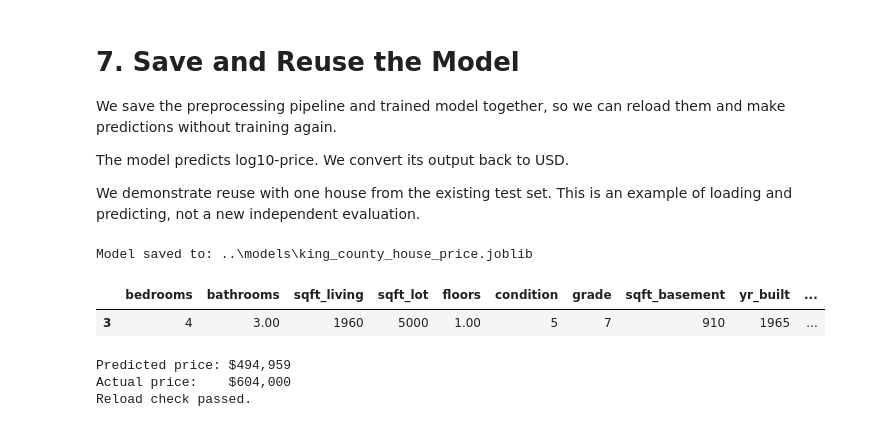
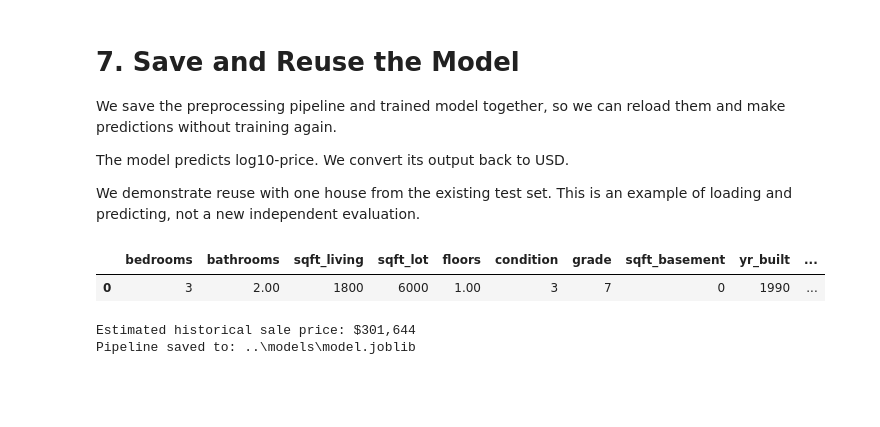
Before and after one commit to iaac-maai/2-day2-assignment, a Jupyter notebook: notebook/supervised_learning.ipynb, the cells around one changed output. Cells and saved outputs as stored; diff of their text form; code cells hidden in the pictures; blank space fills up the shorter version.

Commit message:
Update evaluation, model reuse and conclusions

```diff
--- a/notebook/supervised_learning.ipynb
+++ b/notebook/supervised_learning.ipynb
@@ -865,46 +865,42 @@ The model predicts log10-price. We convert its output back to USD.
 
 We demonstrate reuse with one house from the existing test set.
 This is an example of loading and predicting, not a new independent evaluation.
-# %%
-# Save the trained pipeline and the information needed to use it.
-MODEL_DIR.mkdir(parents=True, exist_ok=True)
-model_path = MODEL_DIR / "king_county_house_price.joblib"
-
-model_bundle = {
-    "pipeline": best_house_model,
-    "feature_columns": X_train.columns.tolist(),
-    "target_transform": "log10",
-    "currency": "USD",
-    "selected_model": selected_name,
-}
-
-joblib.dump(model_bundle, model_path)
-print(f"Model saved to: {model_path}")
-
-# Load the saved model.
-loaded_bundle = joblib.load(model_path)
-loaded_model = loaded_bundle["pipeline"]
-
-# Use one test house to demonstrate a prediction.
-example_house = X_test.iloc[[0]].copy()
-predicted_log_price = loaded_model.predict(example_house)[0]
-predicted_price = 10 ** predicted_log_price
-
-display(example_house)
-print(f"Predicted price: ${predicted_price:,.0f}")
-print(f"Actual price:    ${y_test.iloc[0]:,.0f}")
-
-# Confirm that saving and loading did not change the predictions.
-np.testing.assert_allclose(
-    loaded_model.predict(X_test.iloc[:5]),
-    best_house_model.predict(X_test.iloc[:5]),
-)
-print("Reload check passed.")
-# %% [output]
-Model saved to: ..\models\king_county_house_price.joblib
-|  | bedrooms | bathrooms | sqft_living | sqft_lot | floors | condition | grade | sqft_basement | yr_built | ... |
-| 3 | 4 | 3.00 | 1960 | 5000 | 1.00 | 5 | 7 | 910 | 1965 | ... |
-Predicted price: $494,959
-Actual price:    $604,000
-Reload check passed.
+# %%
+# Save the whole fitted pipeline directly.
+MODEL_DIR.mkdir(parents=True, exist_ok=True)
+model_path = MODEL_DIR / "model.joblib"
+
+joblib.dump(best_house_model, model_path)
+loaded_model = joblib.load(model_path)
+
+# A hypothetical house, entered manually.
+new_house = pd.DataFrame([{
+    "bedrooms": 3,
+    "bathrooms": 2.0,
+    "sqft_living": 1800,
+    "sqft_lot": 6000,
+    "floors": 1.0,
+    "condition": 3,
+    "grade": 7,
+    "sqft_basement": 0,
+    "yr_built": 1990,
+    "yr_renovated": 0,
+    "zipcode": 98178,
+    "lat": 47.50,
+    "long": -122.25,
+}])
+
+new_house = new_house[X_train.columns]
+
+predicted_log_price = loaded_model.predict(new_house)[0]
+predicted_price = 10 ** predicted_log_price
+
+display(new_house)
+print(f"Estimated historical sale price: ${predicted_price:,.0f}")
+print(f"Pipeline saved to: {model_path}")
+# %% [output]
+|  | bedrooms | bathrooms | sqft_living | sqft_lot | floors | condition | grade | sqft_basement | yr_built | ... |
+| 0 | 3 | 2.00 | 1800 | 6000 | 1.00 | 3 | 7 | 0 | 1990 | ... |
+Estimated historical sale price: $301,644
+Pipeline saved to: ..\models\model.joblib
 # %% [markdown]
```
Also changed, not shown: parts of 1 cell of this notebook.
